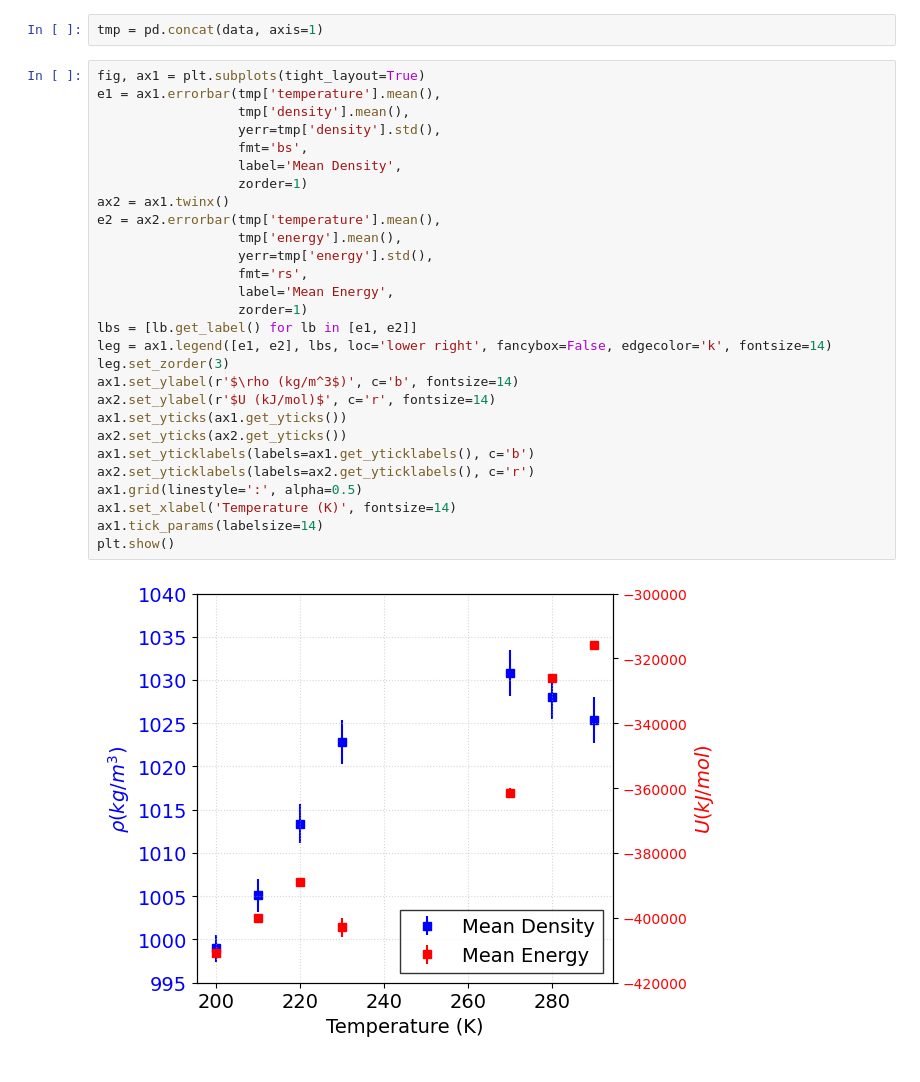
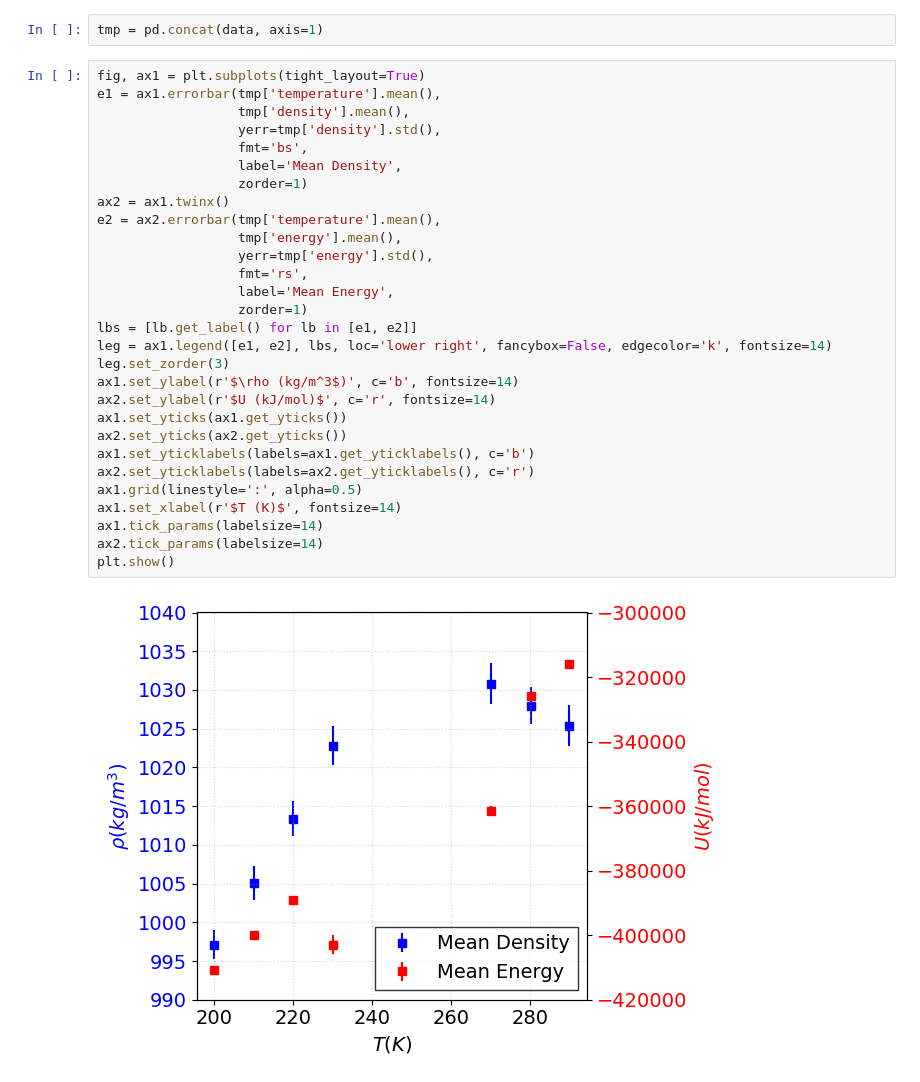
Before and after one commit to JAndronis/Glycerol-Water-Simulations-Sunrise, a Jupyter notebook: thermo_analysis.ipynb, the cells around one changed output. Cells and saved outputs as stored; diff of their text form.

```diff
--- a/thermo_analysis.ipynb
+++ b/thermo_analysis.ipynb
@@ -161,30 +161,31 @@ tmp = pd.concat(data, axis=1)
 # %%
 fig, ax1 = plt.subplots(tight_layout=True)
 e1 = ax1.errorbar(tmp['temperature'].mean(),
                   tmp['density'].mean(),
                   yerr=tmp['density'].std(),
                   fmt='bs',
                   label='Mean Density',
                   zorder=1)
 ax2 = ax1.twinx()
 e2 = ax2.errorbar(tmp['temperature'].mean(),
                   tmp['energy'].mean(),
                   yerr=tmp['energy'].std(),
                   fmt='rs',
                   label='Mean Energy',
                   zorder=1)
 lbs = [lb.get_label() for lb in [e1, e2]]
 leg = ax1.legend([e1, e2], lbs, loc='lower right', fancybox=False, edgecolor='k', fontsize=14)
 leg.set_zorder(3)
 ax1.set_ylabel(r'$\rho (kg/m^3$)', c='b', fontsize=14)
 ax2.set_ylabel(r'$U (kJ/mol)$', c='r', fontsize=14)
 ax1.set_yticks(ax1.get_yticks())
 ax2.set_yticks(ax2.get_yticks())
 ax1.set_yticklabels(labels=ax1.get_yticklabels(), c='b')
 ax2.set_yticklabels(labels=ax2.get_yticklabels(), c='r')
 ax1.grid(linestyle=':', alpha=0.5)
-ax1.set_xlabel('Temperature (K)', fontsize=14)
+ax1.set_xlabel(r'$T (K)$', fontsize=14)
 ax1.tick_params(labelsize=14)
+ax2.tick_params(labelsize=14)
 plt.show()
 # %% [output]
-[figure, old version]
+[figure, new version]
```
Also changed, not shown: parts of 2 cells of this notebook.
